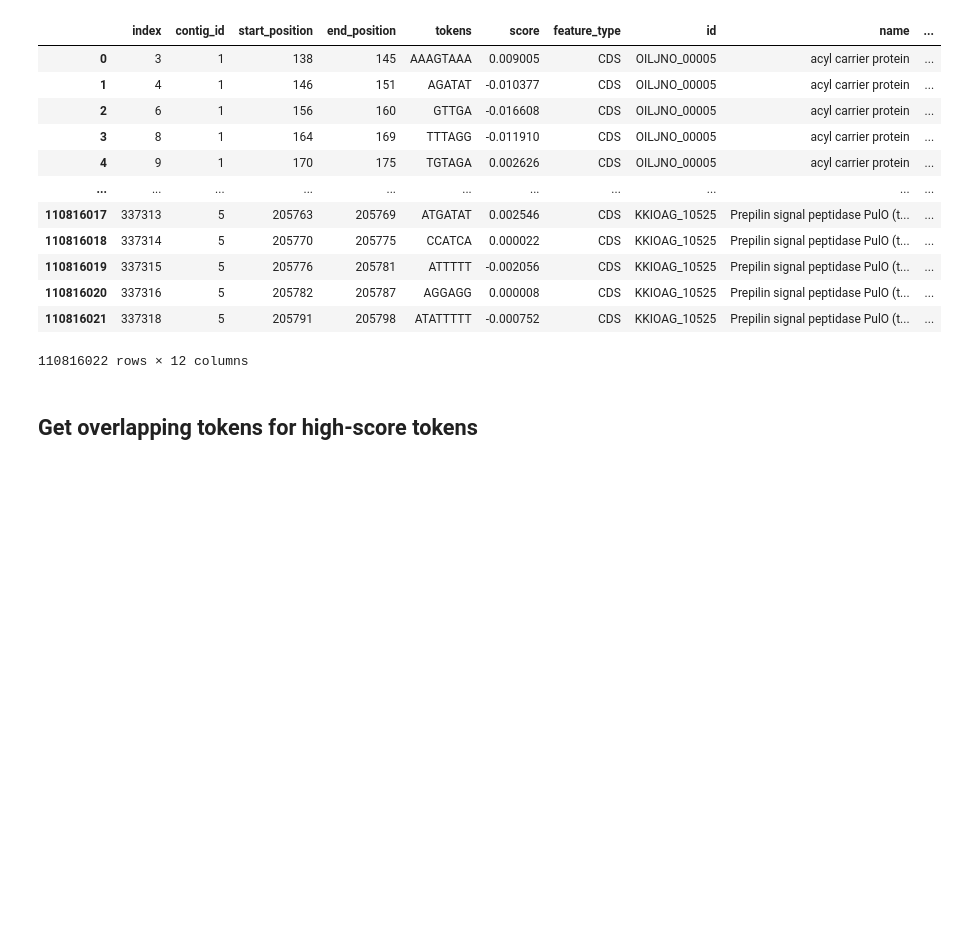
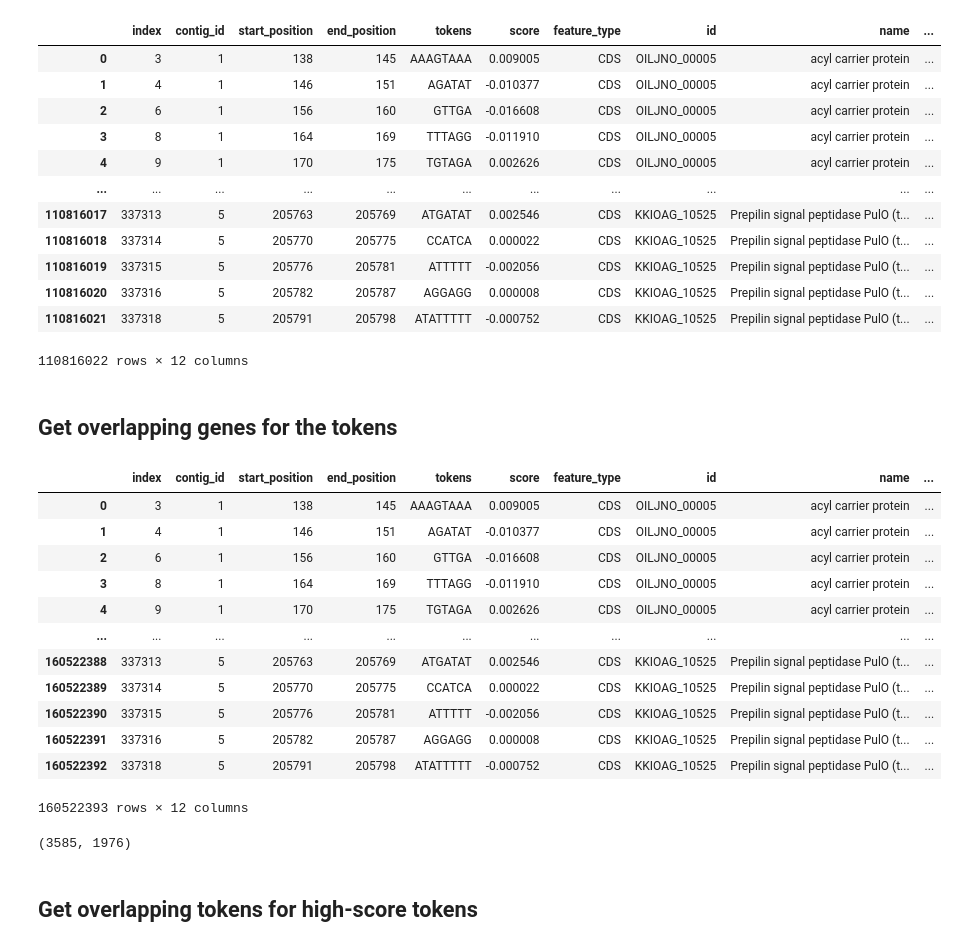
Before and after one commit to ryashpal/alfred-data-analysis, a Jupyter notebook: notebooks/top_annotations_by_weighted_sum/saur_top3sd.ipynb, the cells around one changed output. Saved outputs shown, nothing was run; the diff lists cells and outputs as text; code cells hidden in the pictures; blank space fills up the shorter version.

```diff
--- a/notebooks/top_annotations_by_weighted_sum/saur_top3sd.ipynb
+++ b/notebooks/top_annotations_by_weighted_sum/saur_top3sd.ipynb
@@ -152,6 +152,33 @@ overlappingDf
 | 110816020 | 337316 | 5 | 205782 | 205787 | AGGAGG | 0.000008 | CDS | KKIOAG_10525 | Prepilin signal peptidase PulO (t... | ... |
 | 110816021 | 337318 | 5 | 205791 | 205798 | ATATTTTT | -0.000752 | CDS | KKIOAG_10525 | Prepilin signal peptidase PulO (t... | ... |
 110816022 rows × 12 columns
+# %% [markdown]
+## Get overlapping genes for the tokens
+# %%
+tokenOverlapsDf = overlappingDf.merge(
+    bedDf[['contig_id', 'start_position', 'end_position', 'tokens']],
+    on=['contig_id', 'start_position', 'end_position', 'tokens'],
+    how='inner',
+)
+tokenOverlapsDf
+# %% [output]
+|  | index | contig_id | start_position | end_position | tokens | score | feature_type | id | name | ... |
+| 0 | 3 | 1 | 138 | 145 | AAAGTAAA | 0.009005 | CDS | OILJNO_00005 | acyl carrier protein | ... |
+| 1 | 4 | 1 | 146 | 151 | AGATAT | -0.010377 | CDS | OILJNO_00005 | acyl carrier protein | ... |
+| 2 | 6 | 1 | 156 | 160 | GTTGA | -0.016608 | CDS | OILJNO_00005 | acyl carrier protein | ... |
+| 3 | 8 | 1 | 164 | 169 | TTTAGG | -0.011910 | CDS | OILJNO_00005 | acyl carrier protein | ... |
+| 4 | 9 | 1 | 170 | 175 | TGTAGA | 0.002626 | CDS | OILJNO_00005 | acyl carrier protein | ... |
+| ... | ... | ... | ... | ... | ... | ... | ... | ... | ... | ... |
+| 160522388 | 337313 | 5 | 205763 | 205769 | ATGATAT | 0.002546 | CDS | KKIOAG_10525 | Prepilin signal peptidase PulO (t... | ... |
+| 160522389 | 337314 | 5 | 205770 | 205775 | CCATCA | 0.000022 | CDS | KKIOAG_10525 | Prepilin signal peptidase PulO (t... | ... |
+| 160522390 | 337315 | 5 | 205776 | 205781 | ATTTTT | -0.002056 | CDS | KKIOAG_10525 | Prepilin signal peptidase PulO (t... | ... |
+| 160522391 | 337316 | 5 | 205782 | 205787 | AGGAGG | 0.000008 | CDS | KKIOAG_10525 | Prepilin signal peptidase PulO (t... | ... |
+| 160522392 | 337318 | 5 | 205791 | 205798 | ATATTTTT | -0.000752 | CDS | KKIOAG_10525 | Prepilin signal peptidase PulO (t... | ... |
+160522393 rows × 12 columns
+# %%
+len(tokenOverlapsDf.tokens.unique()), len(tokenOverlapsDf.gene.unique())
+# %% [output]
+(3585, 1976)
 # %% [markdown]
 ## Get overlapping tokens for high-score tokens
 # %%
```
Also changed, not shown: 1 other file.
